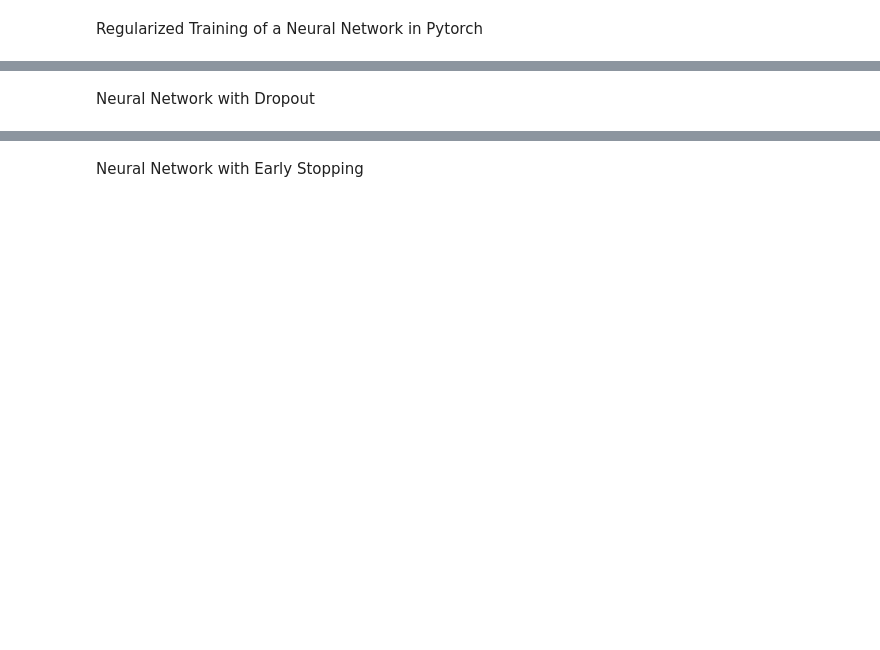
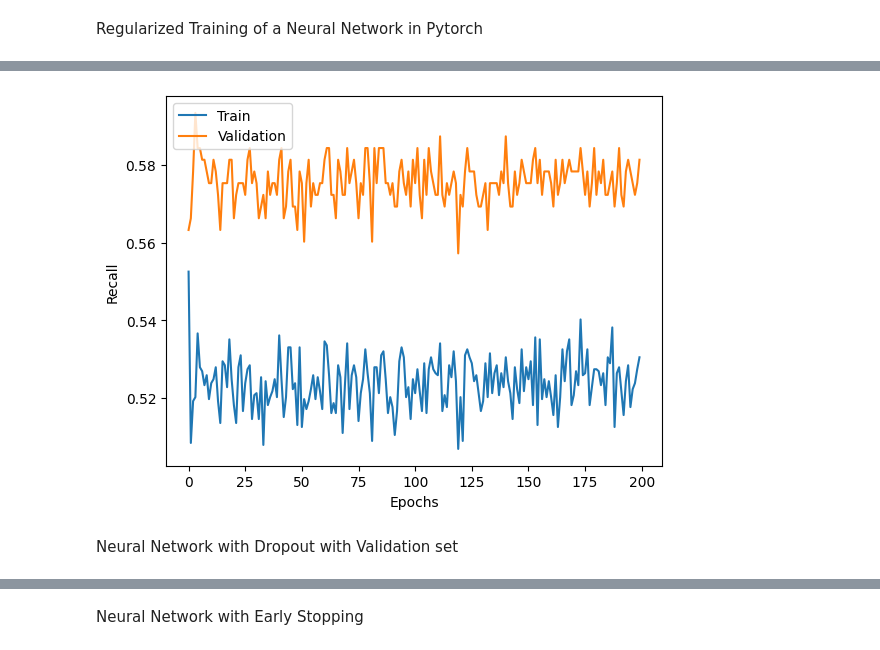
Before and after one commit to lilyzhizhou/Identifying-Prediabetes-ML, a Jupyter notebook: Final_assn_Neural_network.ipynb, the cells around one changed output, grey strips where cells are left out. Saved outputs shown, nothing was run; the diff lists cells and outputs as text; code cells hidden in the pictures; blank space fills up the shorter version.

```diff
--- a/Final_assn_Neural_network.ipynb
+++ b/Final_assn_Neural_network.ipynb
@@ -590,2 +522,12 @@ for result in random_search_results:
+# %%
+# Plot training and validation recall over epochs
+plt.plot([i for i in range(len(train_recall_list))], train_recall_list, label="Train")
+plt.plot([i for i in range(len(valid_recall_list))], valid_recall_list, label="Validation")
+plt.legend(loc="upper left")
+plt.xlabel('Epochs')
+plt.ylabel('Recall')
+plt.show()
+# %% [output]
+[figure, added]
 # %% [markdown]
-Neural Network with Dropout
+Neural Network with Dropout with Validation set
```
Also changed, not shown: parts of 18 cells of this notebook.
